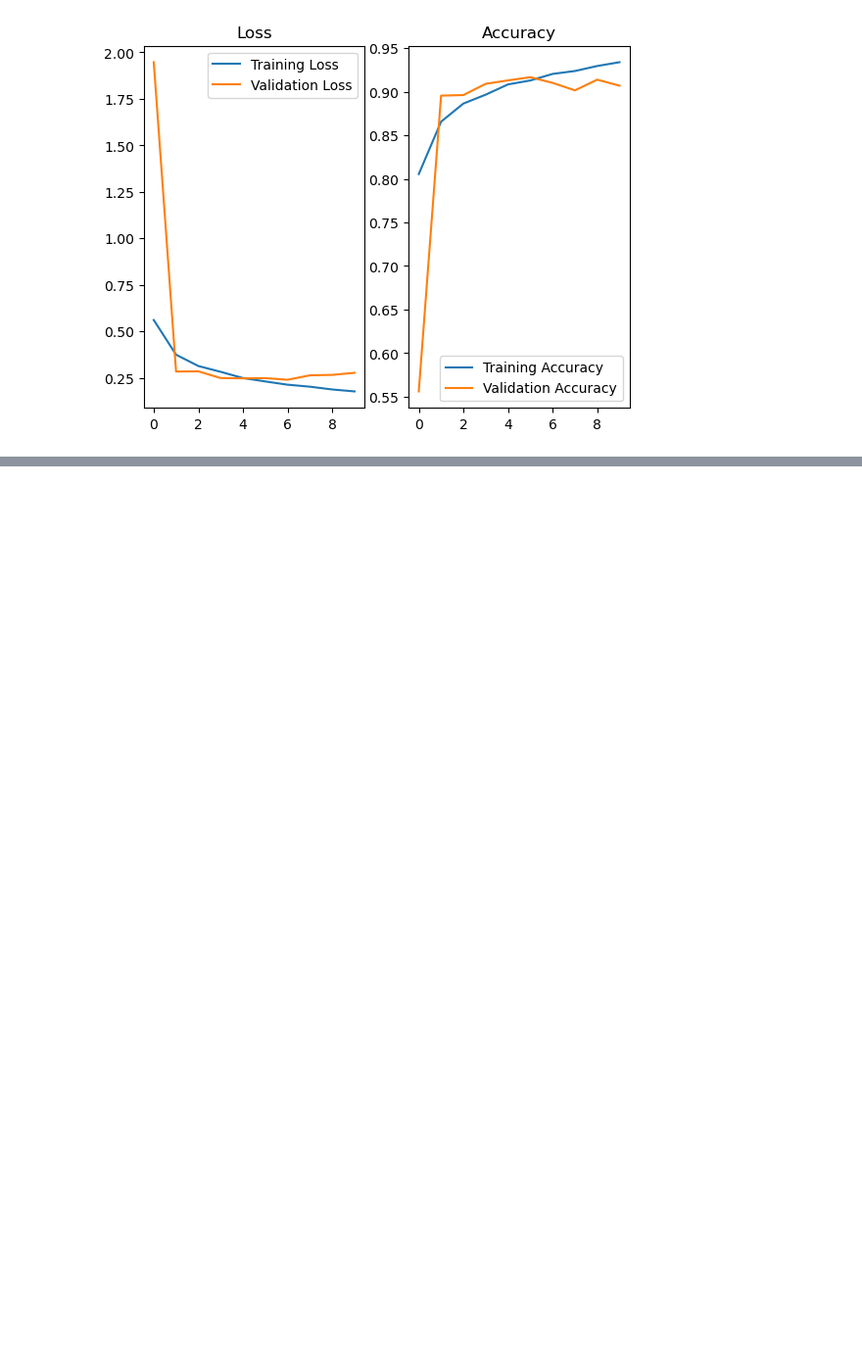
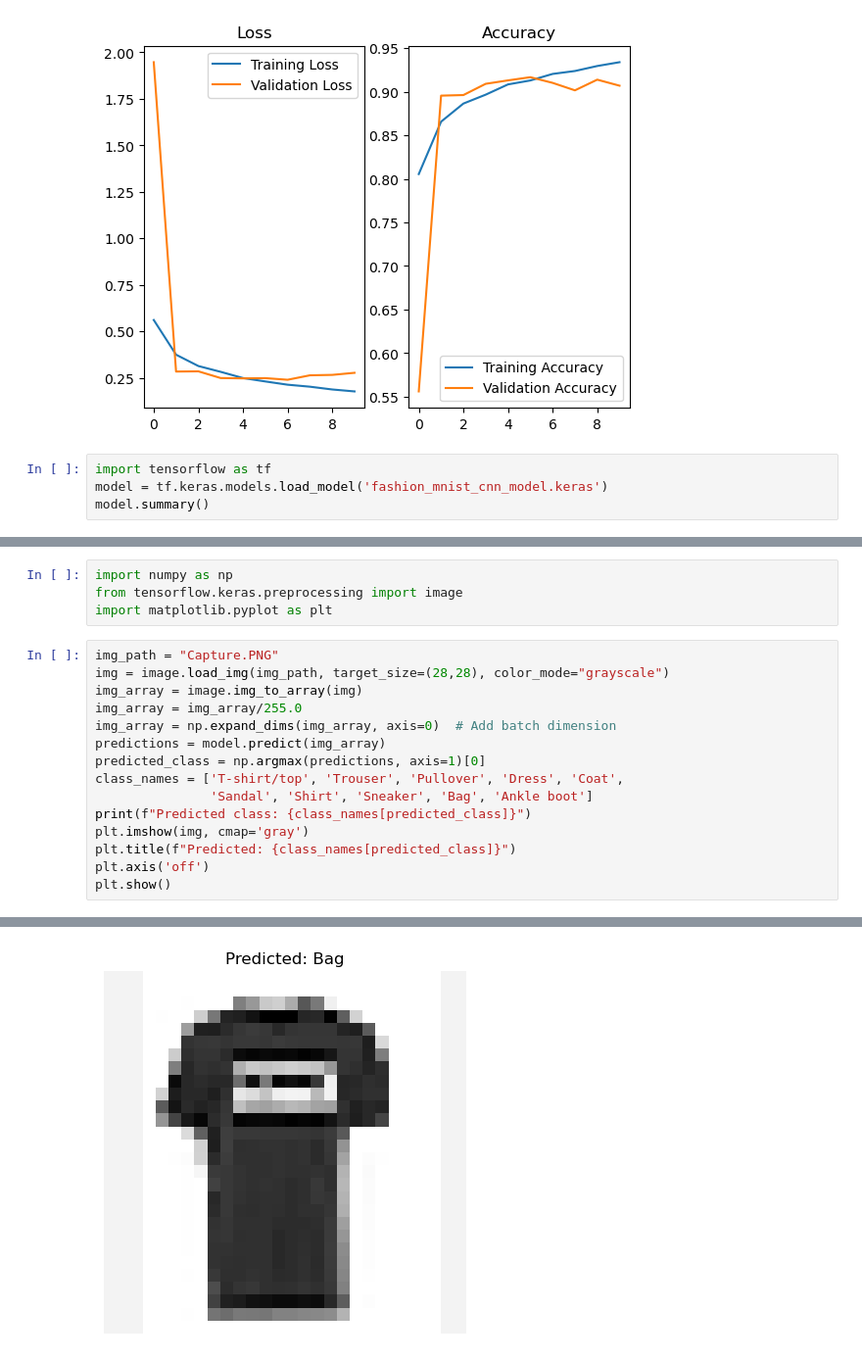
Before and after one commit to odongo880/fashion-mnist-cnn-notebook, a Jupyter notebook: fashion_mnist.ipynb, the cells around one changed output, grey strips where cells are left out. Shown at 98% size. Drawn from its saved outputs; the diff is of its cells as text; blank space fills up the shorter version.

Commit message:
Updated notebook: added model loading and prediction code

```diff
--- a/fashion_mnist.ipynb
+++ b/fashion_mnist.ipynb
@@ -100,3 +100,7 @@ plt.title("Accuracy")
 plt.show()
 # %% [output]
 [figure]
+# %%
+import tensorflow as tf
+model = tf.keras.models.load_model('fashion_mnist_cnn_model.keras')
+model.summary()
@@ -102,0 +130,20 @@ plt.show()
+# %%
+import numpy as np
+from tensorflow.keras.preprocessing import image
+import matplotlib.pyplot as plt
+# %%
+img_path = "Capture.PNG"
+img = image.load_img(img_path, target_size=(28,28), color_mode="grayscale")
+img_array = image.img_to_array(img)
+img_array = img_array/255.0
+img_array = np.expand_dims(img_array, axis=0)  # Add batch dimension
+predictions = model.predict(img_array)
+predicted_class = np.argmax(predictions, axis=1)[0]
+class_names = ['T-shirt/top', 'Trouser', 'Pullover', 'Dress', 'Coat',
+               'Sandal', 'Shirt', 'Sneaker', 'Bag', 'Ankle boot']
+print(f"Predicted class: {class_names[predicted_class]}")
+plt.imshow(img, cmap='gray')
+plt.title(f"Predicted: {class_names[predicted_class]}")
+plt.axis('off')
+plt.show()
+# %% [output]
@@ -102,0 +152 @@ plt.show()
+[figure, added]
```
Also changed, not shown: parts of 2 cells of this notebook.
